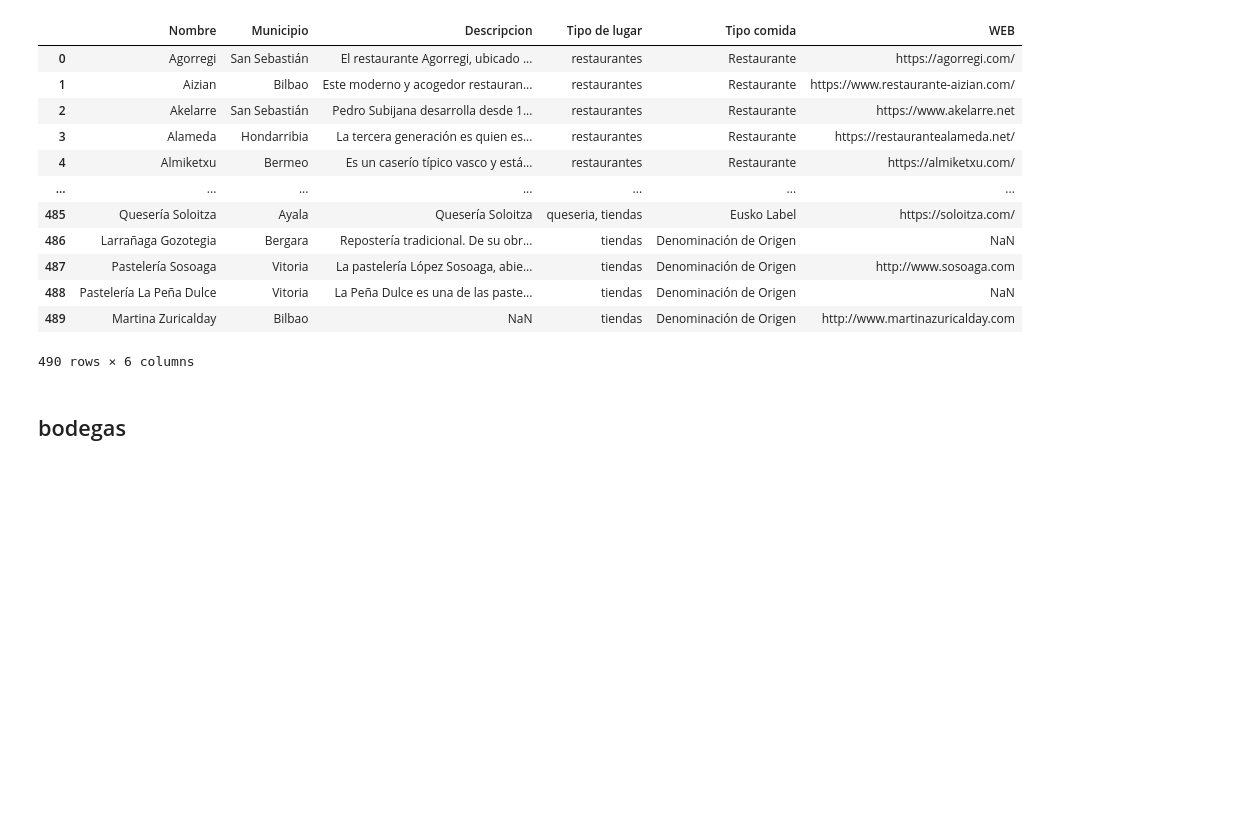
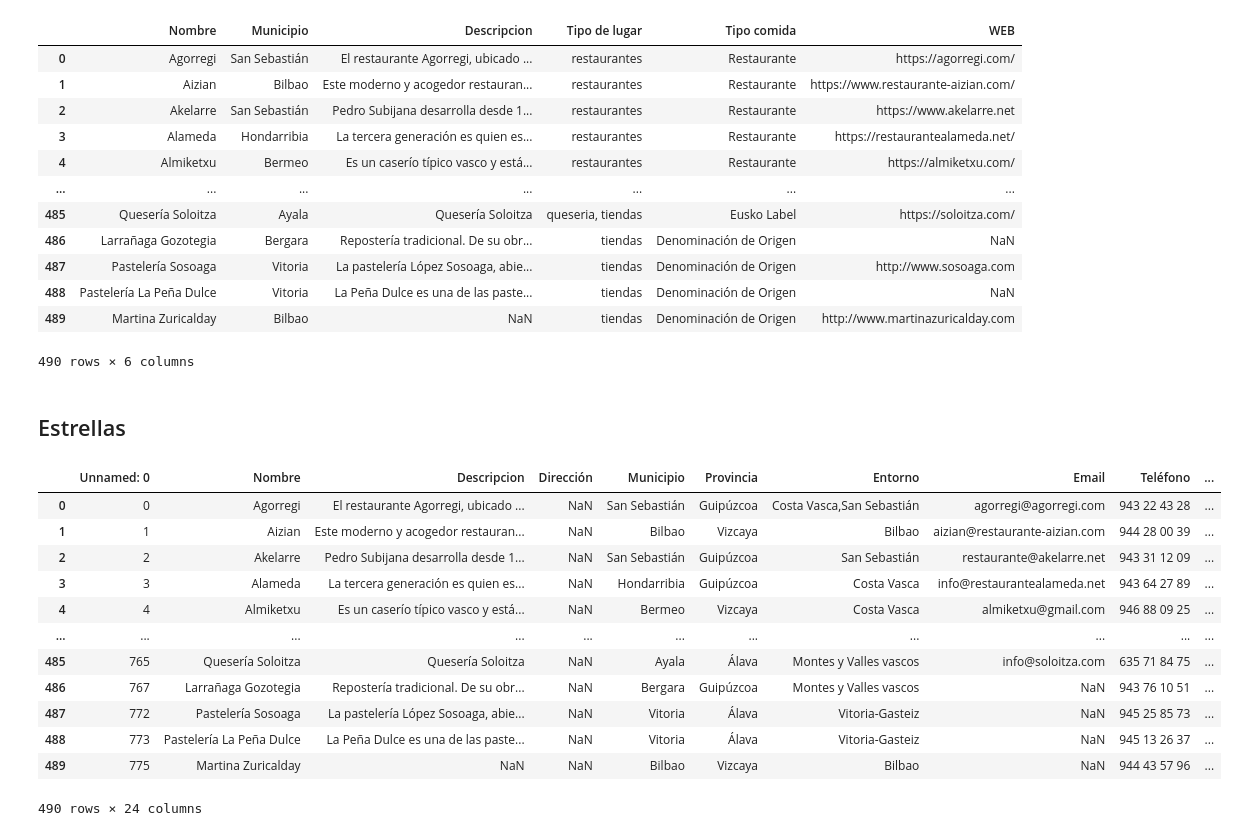
Before and after one commit to jlalonsoredon/desafio, a Jupyter notebook: limpieza_restaurante.ipynb, the cells around one changed output. Drawn from its saved outputs; the diff is of its cells as text; code cells hidden in the pictures; blank space fills up the shorter version.

Commit message:
crear csv definitivo de gastronomia

```diff
--- a/limpieza_restaurante.ipynb
+++ b/limpieza_restaurante.ipynb
@@ -185,2 +193,19 @@ df_restaurantes[["Nombre","Municipio","Descripcion", "Tipo de lugar", "Tipo comi
 # %% [markdown]
-## bodegas
+## Estrellas
+# %%
+df_gastro = pd.read_csv("data/restaurantes_limpio_jose.csv")
+df_gastro
+# %% [output]
+|  | Unnamed: 0 | Nombre | Descripcion | Dirección | Municipio | Provincia | Entorno | Email | Teléfono | ... |
+| 0 | 0 | Agorregi | El restaurante Agorregi, ubicado ... | NaN | San Sebastián | Guipúzcoa | Costa Vasca,San Sebastián | agorregi@agorregi.com | 943 22 43 28 | ... |
+| 1 | 1 | Aizian | Este moderno y acogedor restauran... | NaN | Bilbao | Vizcaya | Bilbao | aizian@restaurante-aizian.com | 944 28 00 39 | ... |
+| 2 | 2 | Akelarre | Pedro Subijana desarrolla desde 1... | NaN | San Sebastián | Guipúzcoa | San Sebastián | restaurante@akelarre.net | 943 31 12 09 | ... |
+| 3 | 3 | Alameda | La tercera generación es quien es... | NaN | Hondarribia | Guipúzcoa | Costa Vasca | info@restaurantealameda.net | 943 64 27 89 | ... |
+| 4 | 4 | Almiketxu | Es un caserío típico vasco y está... | NaN | Bermeo | Vizcaya | Costa Vasca | almiketxu@gmail.com | 946 88 09 25 | ... |
+| ... | ... | ... | ... | ... | ... | ... | ... | ... | ... | ... |
+| 485 | 765 | Quesería Soloitza | Quesería Soloitza | NaN | Ayala | Álava | Montes y Valles vascos | info@soloitza.com | 635 71 84 75 | ... |
+| 486 | 767 | Larrañaga Gozotegia | Repostería tradicional. De su obr... | NaN | Bergara | Guipúzcoa | Montes y Valles vascos | NaN | 943 76 10 51 | ... |
+| 487 | 772 | Pastelería Sosoaga | La pastelería López Sosoaga, abie... | NaN | Vitoria | Álava | Vitoria-Gasteiz | NaN | 945 25 85 73 | ... |
+| 488 | 773 | Pastelería La Peña Dulce | La Peña Dulce es una de las paste... | NaN | Vitoria | Álava | Vitoria-Gasteiz | NaN | 945 13 26 37 | ... |
+| 489 | 775 | Martina Zuricalday | NaN | NaN | Bilbao | Vizcaya | Bilbao | NaN | 944 43 57 96 | ... |
+490 rows × 24 columns
```
Also changed, not shown: parts of 15 cells of this notebook, 6 other files.
